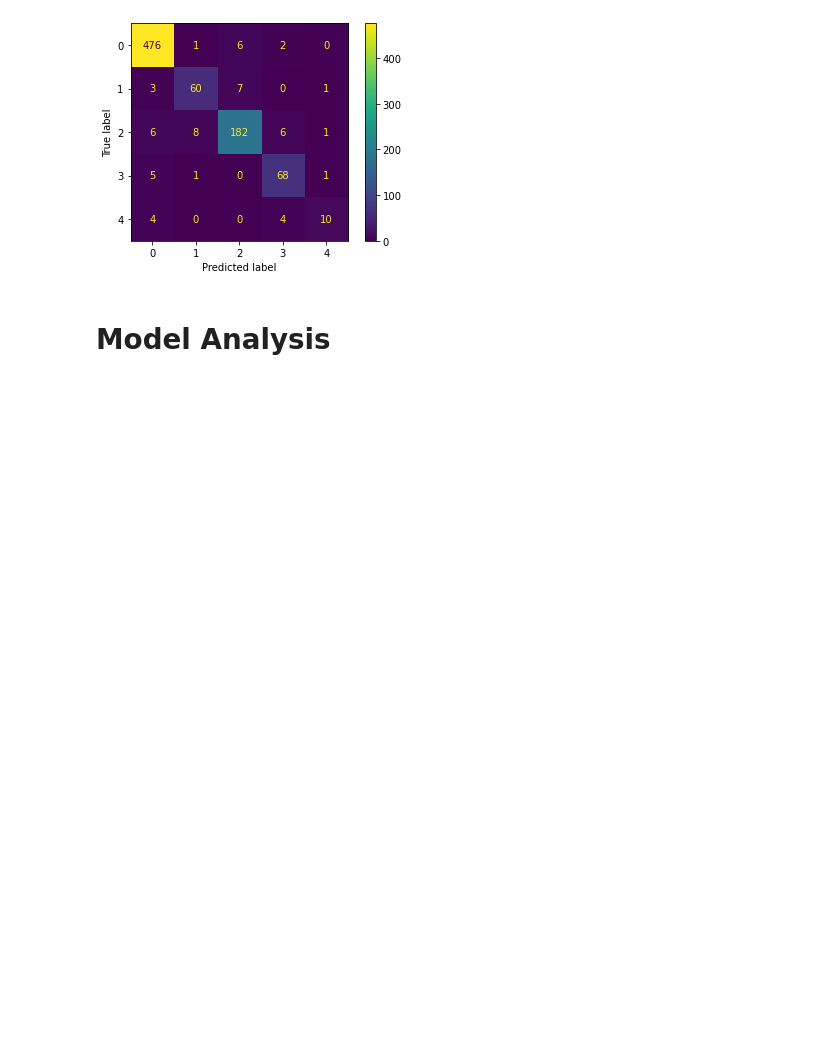
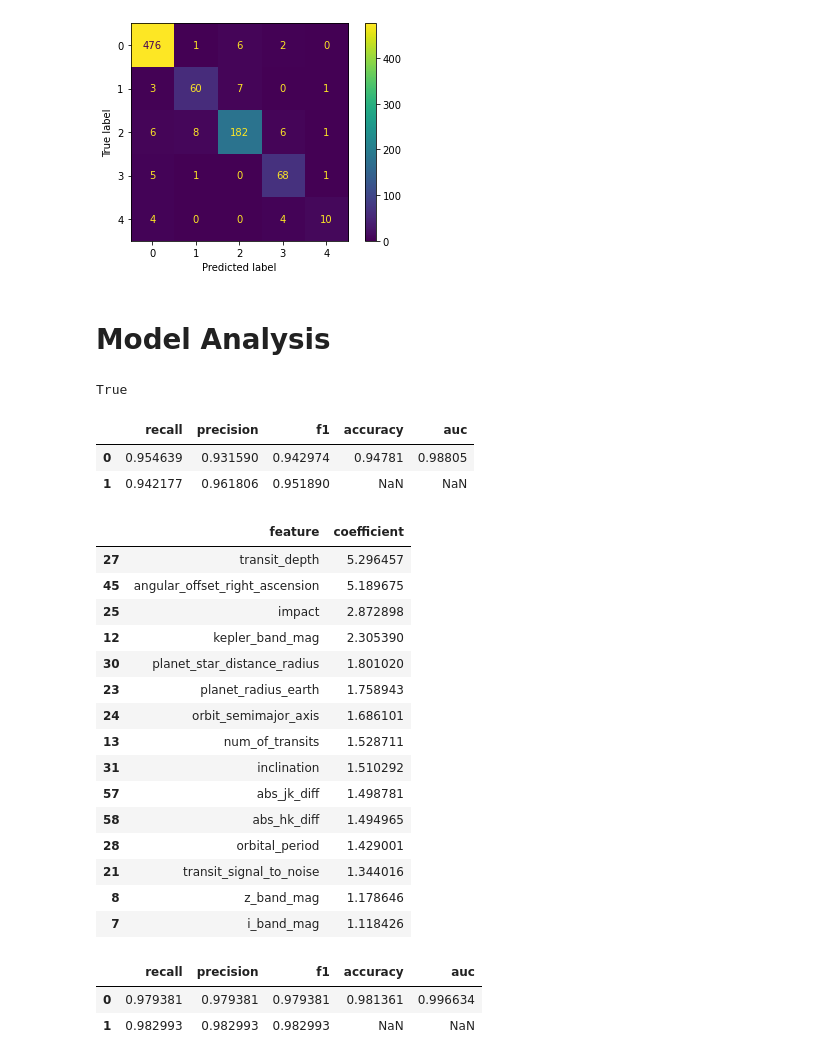
Before and after one commit to JoshuaGottlieb/Exoplanet-Classification, a Jupyter notebook: notebooks/Modeling.ipynb, the cells around one changed output. Cells and saved outputs as stored; diff of their text form; code cells hidden in the pictures; blank space fills up the shorter version.

Commit message:
Analyzed class reports and feature importances of baseline and best models for binary and multiclass datasets.

```diff
--- a/notebooks/Modeling.ipynb
+++ b/notebooks/Modeling.ipynb
@@ -457,7 +458,7 @@ xgboost = run_model(X_train_multi, X_test_multi, y_train_multi, y_test_multi,
 # %% [output]
 [figure]
 # %%
-with open('../data/models/multi_xgboost.pickle', 'wb') as f:
+with open('../data/models/multi/multi_xgboost.pickle', 'wb') as f:
     pickle.dump(xgboost, f)
 # %%
 params = [
@@ -476,9 +477,11 @@ xgboost_class_0_recall = run_model(X_train_multi, X_test_multi, y_train_multi, y
 # %% [output]
 [figure]
 # %%
-with open('../data/models/multi_xgboost_class_0_recall.pickle', 'wb') as f:
+with open('../data/models/multi/multi_xgboost_class_0_recall.pickle', 'wb') as f:
     pickle.dump(xgboost_class_0_recall, f)
 # %% [markdown]
 # Model Analysis
-# %%
-def evaluate_model(X_test, y_test, model, plot_roc = False, get_feature_importances = True,)
+# %%
+type(xgboost) == GridSearchCV
+# %% [output]
+True
@@ -484,0 +547,31 @@ def evaluate_model(X_test, y_test, model, plot_roc = False, get_feature_importan
+# %%
+with open('../data/models/binary/binary_base_logistic.pickle', 'rb') as f:
+    base_binary_model = pickle.load(f)
+
+base_binary_class_report, base_binary_features = evaluate_model(X_test_binary, y_test_binary, base_binary_model)
+# %%
+base_binary_class_report
+# %% [output]
+|  | recall | precision | f1 | accuracy | auc |
+| 0 | 0.954639 | 0.931590 | 0.942974 | 0.94781 | 0.98805 |
+| 1 | 0.942177 | 0.961806 | 0.951890 | NaN | NaN |
+# %%
+base_binary_features.coefficient = base_binary_features.coefficient.abs()
+base_binary_features.nlargest(15, 'coefficient')
+# %% [output]
+|  | feature | coefficient |
+| 27 | transit_depth | 5.296457 |
+| 45 | angular_offset_right_ascension | 5.189675 |
+| 25 | impact | 2.872898 |
+| 12 | kepler_band_mag | 2.305390 |
+| 30 | planet_star_distance_radius | 1.801020 |
+| 23 | planet_radius_earth | 1.758943 |
+| 24 | orbit_semimajor_axis | 1.686101 |
+| 13 | num_of_transits | 1.528711 |
+| 31 | inclination | 1.510292 |
+| 57 | abs_jk_diff | 1.498781 |
+| 58 | abs_hk_diff | 1.494965 |
+| 28 | orbital_period | 1.429001 |
+| 21 | transit_signal_to_noise | 1.344016 |
+| 8 | z_band_mag | 1.178646 |
+| 7 | i_band_mag | 1.118426 |
@@ -484,0 +583,6 @@ def evaluate_model(X_test, y_test, model, plot_roc = False, get_feature_importan
+# %%
+best_binary_class_report
+# %% [output]
+|  | recall | precision | f1 | accuracy | auc |
+| 0 | 0.979381 | 0.979381 | 0.979381 | 0.981361 | 0.996634 |
+| 1 | 0.982993 | 0.982993 | 0.982993 | NaN | NaN |
```
Also changed, not shown: parts of 25 cells of this notebook.
